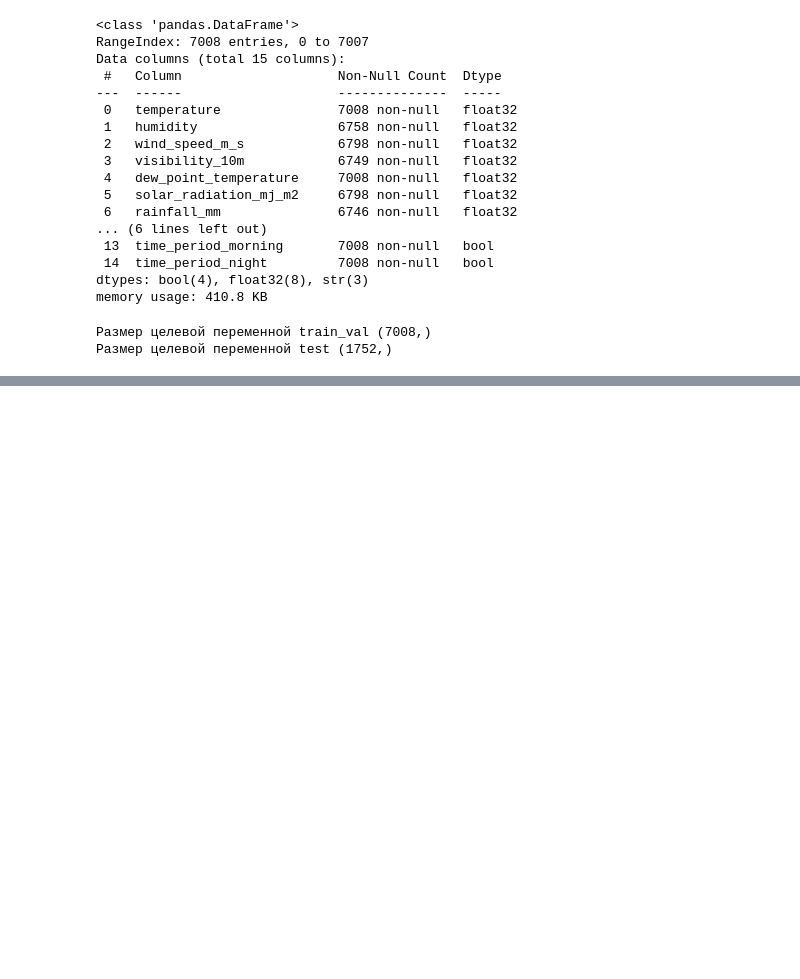
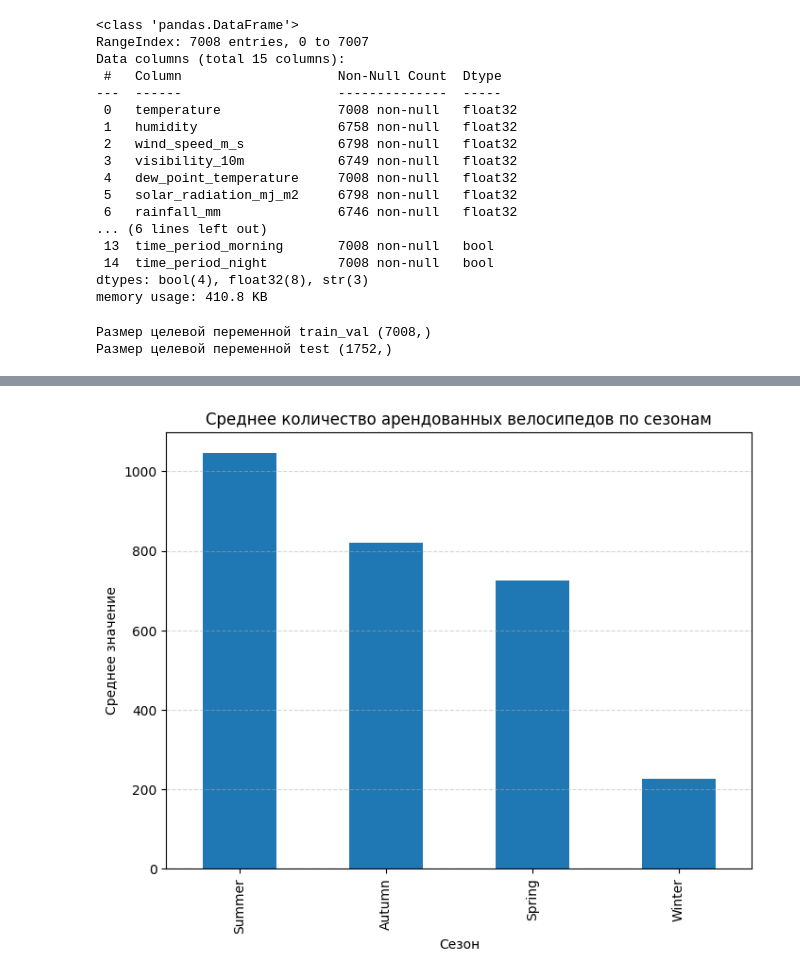
Before and after one commit to TemaQDX/sprint_14_project_bikesouth, a Jupyter notebook: sprint_14_project_bikesouth_Artem_Burov.ipynb, the cells around one changed output, grey strips where cells are left out. Cells and saved outputs as stored; diff of their text form; code cells hidden in the pictures; blank space fills up the shorter version.

```diff
--- a/sprint_14_project_bikesouth_Artem_Burov.ipynb
+++ b/sprint_14_project_bikesouth_Artem_Burov.ipynb
@@ -455,0 +534,16 @@ AttributeError: Can't get attribute '_RemainderColsList' on <module 'sklearn.com
+# %%
+plot_df = (
+    df_train
+    .groupby('Seasons', as_index=False)
+    .agg(rented_bike_mean=('Rented Bike Count', 'mean'))
+    .sort_values('rented_bike_mean', ascending=False)
+)
+
+ax = plot_df.plot.bar(x='Seasons', y='rented_bike_mean', figsize=(8,6), legend=False)
+ax.grid(True, axis='y', linestyle='--', alpha=0.5)
+plt.title('Среднее количество арендованных велосипедов по сезонам')
+plt.ylabel('Среднее значение')
+plt.xlabel('Сезон')
+plt.show()
+# %% [output]
+[figure, added]
```
Also changed, not shown: parts of 12 cells of this notebook.
